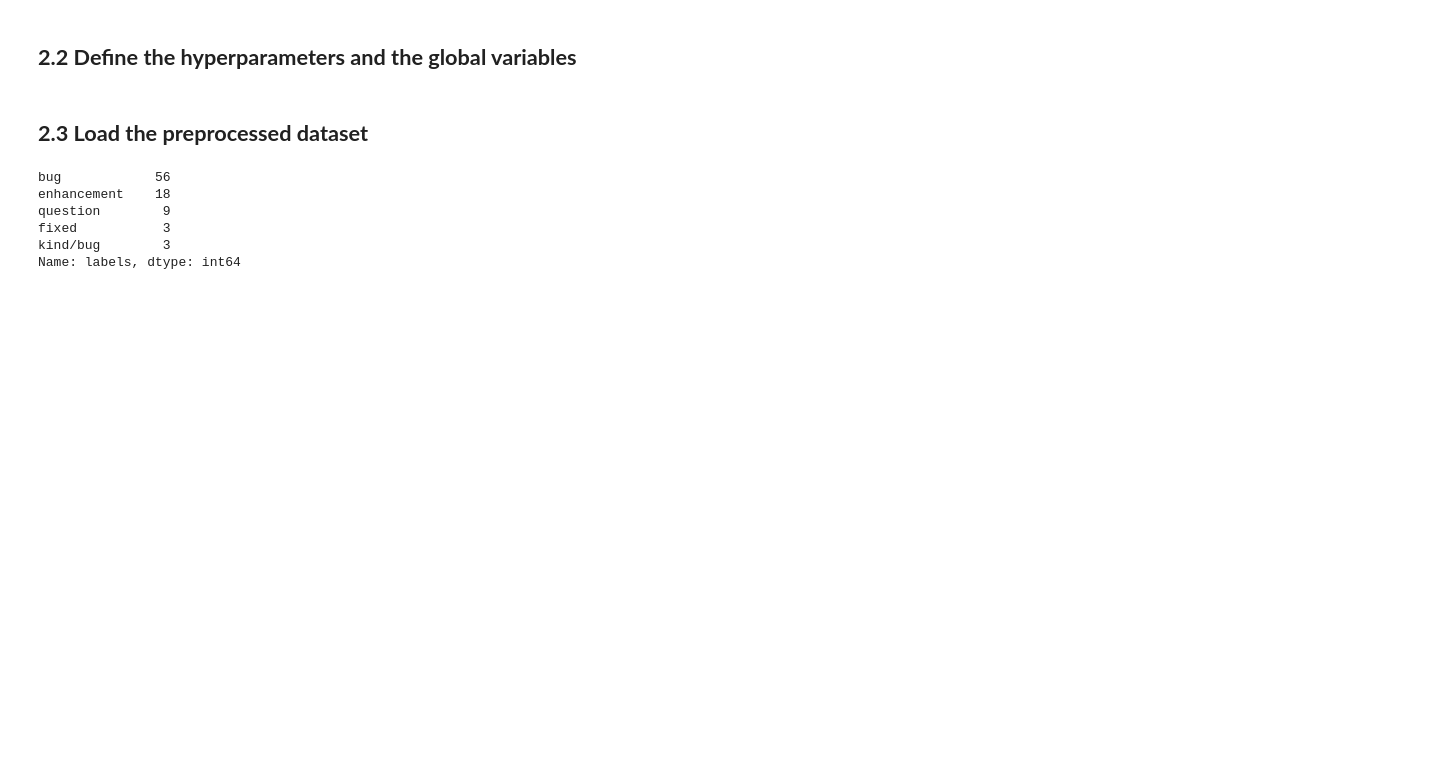
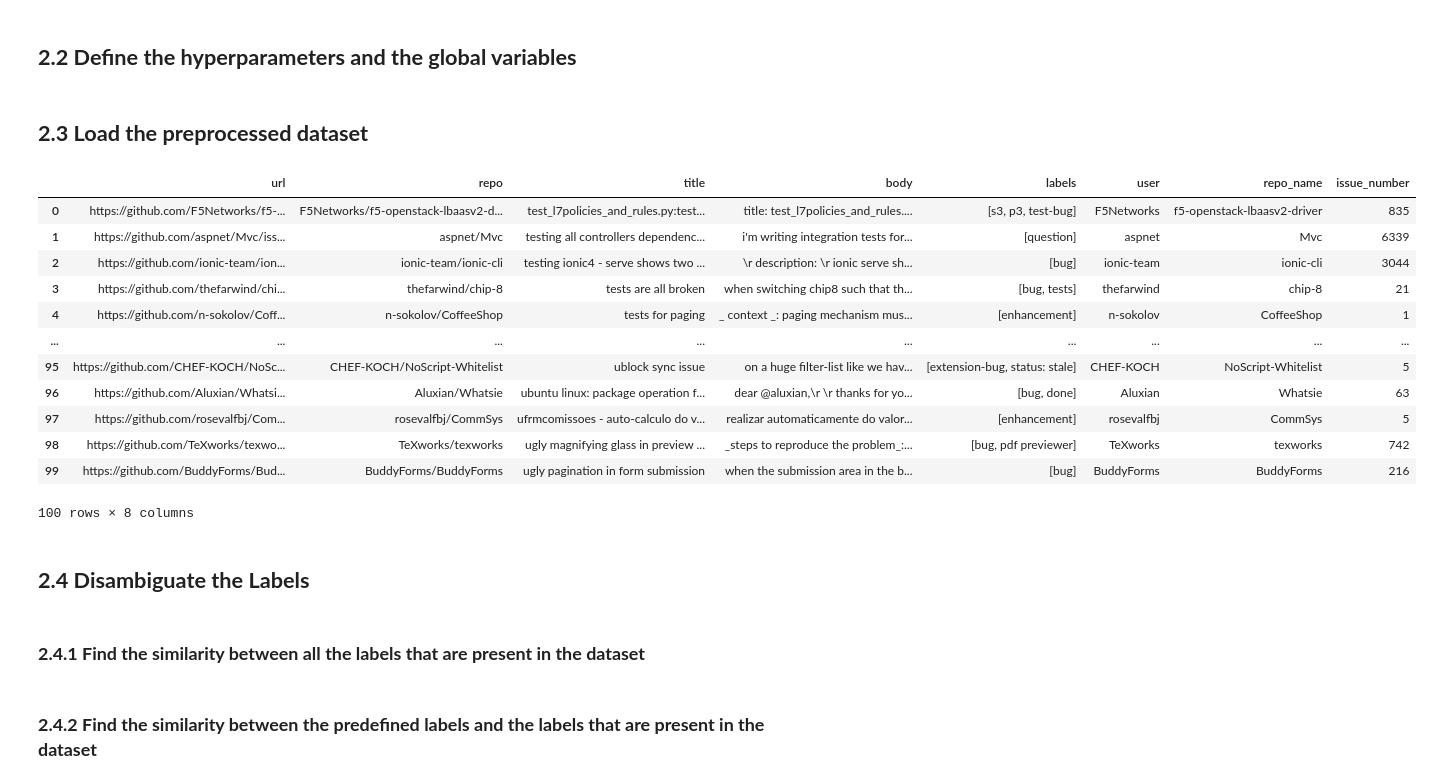
Before and after one commit to GiorgosKarantonis/Github-Issues-Classifier, a Jupyter notebook: Label_Bot.ipynb, the cells around one changed output. Saved outputs shown, nothing was run; the diff lists cells and outputs as text; code cells hidden in the pictures; blank space fills up the shorter version.

Commit message:
updates in label correlation

```diff
--- a/Label_Bot.ipynb
+++ b/Label_Bot.ipynb
@@ -76,17 +77,25 @@ EXAMPLE_LABELS = [
 ## **2.3 Load the preprocessed dataset**
 # %%
 df = pp.load_data(memory_limit=MEMORY_LIMIT, file='./drive/My Drive/Label Bot/data/github.pkl')
-labels = np.transpose([df[c] for c in df if c.startswith('label_')])
 
 for c in df.columns:
-    if c.startswith('label_') and c.replace('label_', '') not in LABELS:
+    if c.startswith('label_'):
         df = df.drop(c, axis=1)
 
-print(pp.get_unique_values(df, 'labels').head())
+df
 # %% [output]
+|  | url | repo | title | body | labels | user | repo_name | issue_number |
+| 0 | https://github.com/F5Networks/f5-... | F5Networks/f5-openstack-lbaasv2-d... | test_l7policies_and_rules.py:test... | title: test_l7policies_and_rules.... | [s3, p3, test-bug] | F5Networks | f5-openstack-lbaasv2-driver | 835 |
+| 1 | https://github.com/aspnet/Mvc/iss... | aspnet/Mvc | testing all controllers dependenc... | i'm writing integration tests for... | [question] | aspnet | Mvc | 6339 |
+| 2 | https://github.com/ionic-team/ion... | ionic-team/ionic-cli | testing ionic4 - serve shows two ... | \r description: \r ionic serve sh... | [bug] | ionic-team | ionic-cli | 3044 |
+| 3 | https://github.com/thefarwind/chi... | thefarwind/chip-8 | tests are all broken | when switching chip8 such that th... | [bug, tests] | thefarwind | chip-8 | 21 |
+| 4 | https://github.com/n-sokolov/Coff... | n-sokolov/CoffeeShop | tests for paging | _ context _: paging mechanism mus... | [enhancement] | n-sokolov | CoffeeShop | 1 |
+| ... | ... | ... | ... | ... | ... | ... | ... | ... |
+| 95 | https://github.com/CHEF-KOCH/NoSc... | CHEF-KOCH/NoScript-Whitelist | ublock sync issue | on a huge filter-list like we hav... | [extension-bug, status: stale] | CHEF-KOCH | NoScript-Whitelist | 5 |
+| 96 | https://github.com/Aluxian/Whatsi... | Aluxian/Whatsie | ubuntu linux: package operation f... | dear @aluxian,\r \r thanks for yo... | [bug, done] | Aluxian | Whatsie | 63 |
+| 97 | https://github.com/rosevalfbj/Com... | rosevalfbj/CommSys | ufrmcomissoes - auto-calculo do v... | realizar automaticamente do valor... | [enhancement] | rosevalfbj | CommSys | 5 |
+| 98 | https://github.com/TeXworks/texwo... | TeXworks/texworks | ugly magnifying glass in preview ... | _steps to reproduce the problem_:... | [bug, pdf previewer] | TeXworks | texworks | 742 |
+| 99 | https://github.com/BuddyForms/Bud... | BuddyForms/BuddyForms | ugly pagination in form submission | when the submission area in the b... | [bug] | BuddyForms | BuddyForms | 216 |
-bug            56
-enhancement    18
-question        9
-fixed           3
-kind/bug        3
-Name: labels, dtype: int64
+100 rows × 8 columns
+# %% [markdown]
+## **2.4 Disambiguate the Labels**
@@ -92,0 +119,2 @@ Name: labels, dtype: int64
+# %% [markdown]
+### **2.4.1 Find the similarity between all the labels that are present in the dataset**
@@ -92,0 +130,2 @@ Name: labels, dtype: int64
+# %% [markdown]
+### **2.4.2 Find the similarity between the predefined labels and the labels that are present in the dataset**
```
Also changed, not shown: parts of 22 cells of this notebook, 1 other file.
